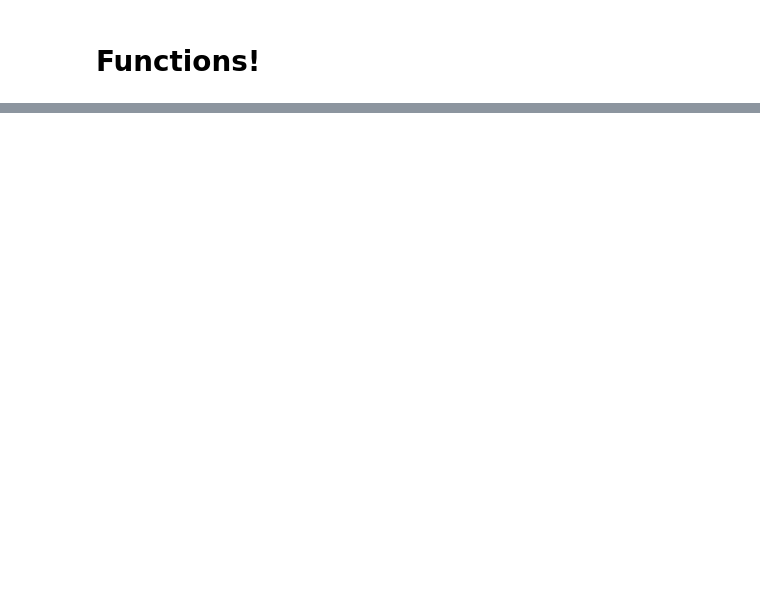
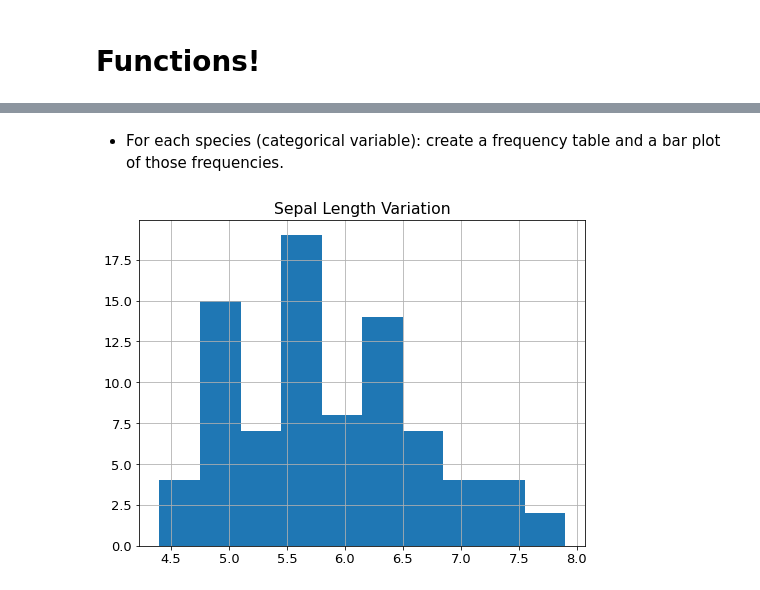
Before and after one commit to Daniel-Northcutt/classification_exercises, a Jupyter notebook: Classification_Exercises.ipynb, the cells around one changed output, grey strips where cells are left out. Drawn from its saved outputs; the diff is of its cells as text; code cells hidden in the pictures; blank space fills up the shorter version.

```diff
--- a/Classification_Exercises.ipynb
+++ b/Classification_Exercises.ipynb
@@ -863,0 +896,8 @@ def prep_telco_data(df):
+# %% [markdown]
+- For each species (categorical variable): create a frequency table and a bar plot of those frequencies.
+# %%
+plt.title('Sepal Length Variation')
+train.sepal_length.hist()
+plt.show()
+# %% [output]
+[figure, added]
```
Also changed, not shown: parts of 94 cells of this notebook.
